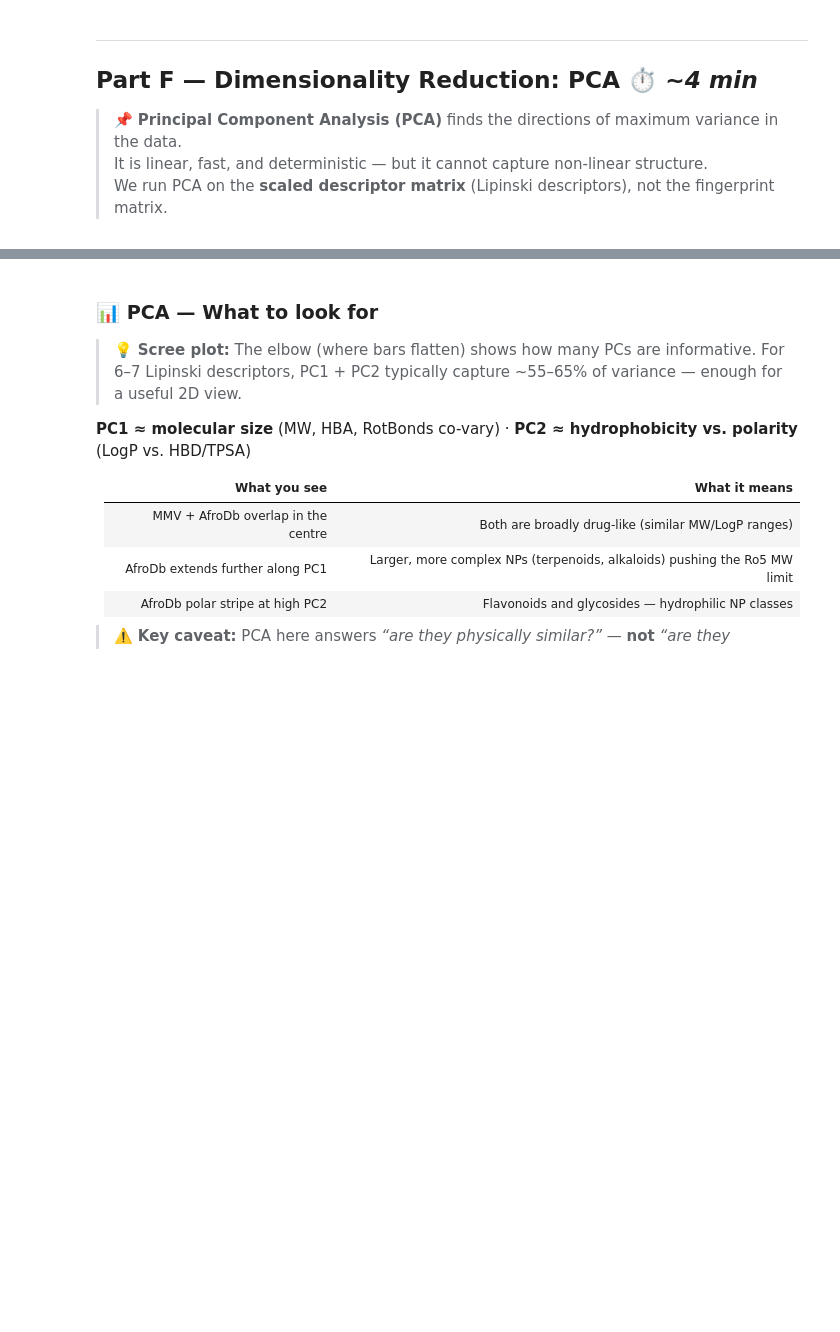
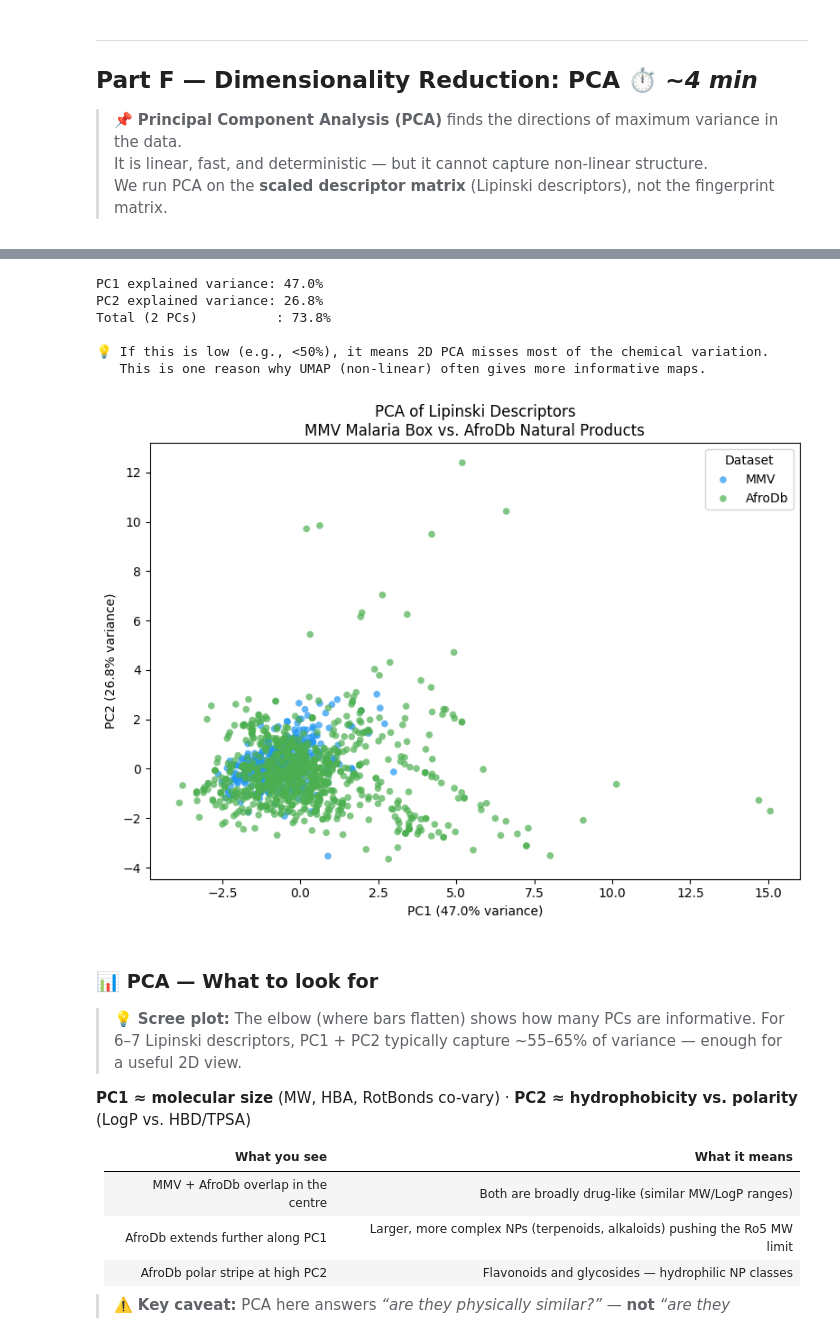
Before and after one commit to djoy4stem/caismd_2026_chemspeace_xplr, a Jupyter notebook: notebooks/caismd_2026_chemspace_xplr.ipynb, the cells around one changed output, grey strips where cells are left out. Drawn from its saved outputs; the diff is of its cells as text; code cells hidden in the pictures; blank space fills up the shorter version.

```diff
--- a/notebooks/caismd_2026_chemspace_xplr.ipynb
+++ b/notebooks/caismd_2026_chemspace_xplr.ipynb
@@ -437,7 +487,7 @@ DESCRIPTOR_FUNS = {
 # in df_clean as a new column named by the descriptor.
 
 for desc_name, desc_fun in DESCRIPTOR_FUNS.items():
-    df_clean[desc_name] = df_clean['mol'].apply(___)
+    df_clean[desc_name] = df_clean['mol'].apply(desc_fun)
 
 # --- PRE-WRITTEN: summary stats ---
 print("Descriptor summary statistics:")
@@ -492,10 +555,10 @@ HBA_THRESH  = 10
 # ============================================================
 
 df_clean['Ro5'] = (
-    (df_clean['MW']   ___ MW_THRESH)   &
-    (df_clean['LogP'] ___ LOGP_THRESH) &
-    (df_clean['HBD']  ___ HBD_THRESH)  &
-    (df_clean['HBA']  ___ HBA_THRESH)
+    (df_clean['MW']   <= MW_THRESH)   &
+    (df_clean['LogP'] <= LOGP_THRESH) &
+    (df_clean['HBD']  <= HBD_THRESH)  &
+    (df_clean['HBA']  <= HBA_THRESH)
 )
 
 # --- PRE-WRITTEN: report ---
@@ -653,35 +739,43 @@ plt.show()
 # and transform the data. Store the result in pca_coords.
 # Use random_state=RANDOM_SEED.
 # ============================================================
 
-pca = PCA(n_components=___, random_state=___)
-pca_coords = pca.___(desc_matrix_scaled)
+pca = PCA(n_components=2, random_state=42)
+pca_coords = pca.fit_transform(desc_matrix_scaled)
 
 # Store in DataFrame
 df_clean['PCA_1'] = pca_coords[:, 0]
 df_clean['PCA_2'] = pca_coords[:, 1]
 
 var1 = pca.explained_variance_ratio_[0] * 100
 var2 = pca.explained_variance_ratio_[1] * 100
 print(f"PC1 explained variance: {var1:.1f}%")
 print(f"PC2 explained variance: {var2:.1f}%")
 print(f"Total (2 PCs)          : {var1+var2:.1f}%")
 print()
 print("💡 If this is low (e.g., <50%), it means 2D PCA misses most of the chemical variation.")
 print("   This is one reason why UMAP (non-linear) often gives more informative maps.")
 
 # --- PRE-WRITTEN: scatter plot ---
 fig, ax = plt.subplots(figsize=(8, 6))
 for source, colour in PALETTE.items():
     mask = df_clean['source'] == source
     ax.scatter(df_clean.loc[mask, 'PCA_1'], df_clean.loc[mask, 'PCA_2'],
                c=colour, label=source, s=30, alpha=0.7, edgecolors='none')
 ax.set_xlabel(f'PC1 ({var1:.1f}% variance)')
 ax.set_ylabel(f'PC2 ({var2:.1f}% variance)')
 ax.set_title('PCA of Lipinski Descriptors\nMMV Malaria Box vs. AfroDb Natural Products')
 ax.legend(title='Dataset')
 plt.tight_layout()
 plt.show()
+# %% [output]
+PC1 explained variance: 47.0%
+PC2 explained variance: 26.8%
+Total (2 PCs)          : 73.8%
+
+💡 If this is low (e.g., <50%), it means 2D PCA misses most of the chemical variation.
+   This is one reason why UMAP (non-linear) often gives more informative maps.
+[figure, added]
 # %% [markdown]
 ### 📊 PCA — What to look for
 
```
Also changed, not shown: parts of 21 cells of this notebook, 2 other files.
